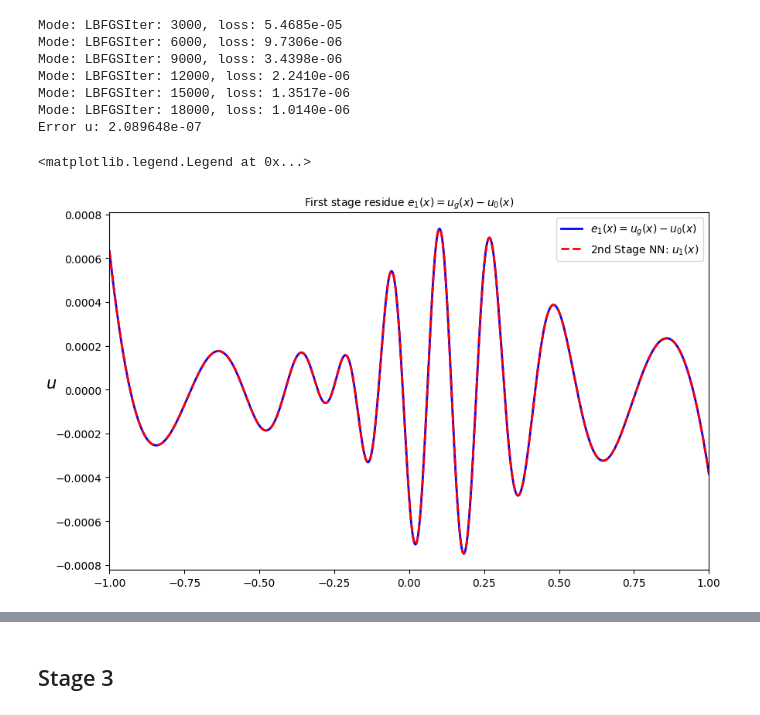
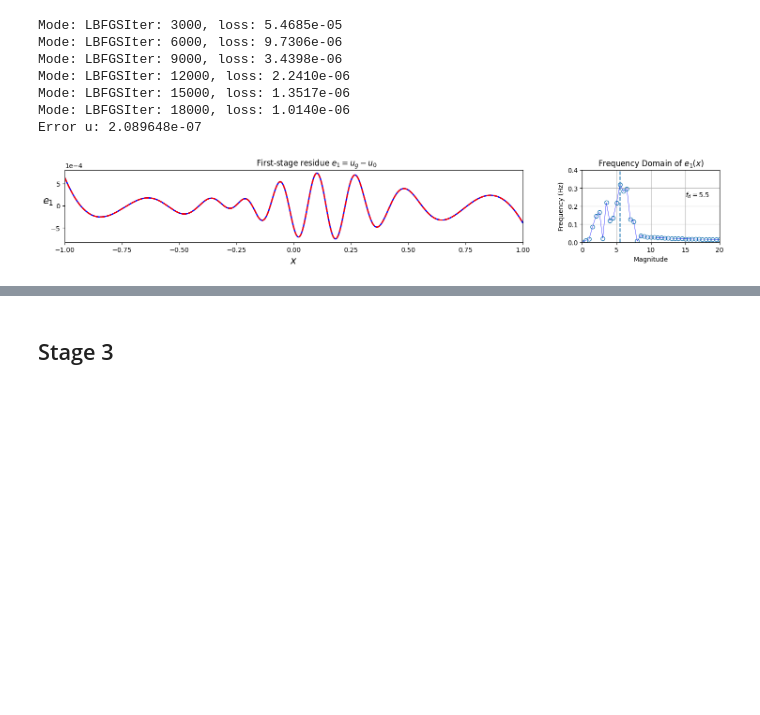
Before and after one commit to akavuturu/MultistageNN, a Jupyter notebook: Regression/MultiStageRegNN_1D.ipynb, the cells around one changed output, grey strips where cells are left out. Drawn from its saved outputs; the diff is of its cells as text; code cells hidden in the pictures; blank space fills up the shorter version.

Commit message:
started implementing reproduced PINN with multistage training

```diff
--- a/Regression/MultiStageRegNN_1D.ipynb
+++ b/Regression/MultiStageRegNN_1D.ipynb
@@ -484,16 +454,31 @@ Mode: LBFGSIter: 15000, loss: 1.3517e-06
 Mode: LBFGSIter: 18000, loss: 1.0140e-06
 Error u: 2.089648e-07
 # %%
-plt.figure(figsize=(10, 6))
-plt.plot(t_train, eg_1, 'b', linewidth = 2, label = '$e_1(x) = u_g(x) - u_0(x)$')
-plt.plot(t_eval, eps_1 * eg_1_pred, 'r--', linewidth = 2, label = '2nd Stage NN: $u_1(x)$')
-plt.ylabel('$u$', fontsize=15, rotation = 0)
-plt.title('First stage residue $e_1(x) = u_g(x) - u_0(x)$', fontsize=10)
-plt.xlim([-1.0, 1.0])
-plt.legend()
+fig = plt.figure(figsize=(18, 2), layout='constrained')
+gs = gridspec.GridSpec(1, 2, width_ratios=[5, 1.5])
+
+ax = plt.subplot(gs[0])
+ax.plot(t_train, eg_1, 'b', linewidth = 2, label = '$e_1(x) = u_g(x) - u_0(x)$')
+ax.plot(t_eval, eps_1 * eg_1_pred, 'r--', linewidth = 2, label = '2nd Stage NN: $u_1(x)$')
+ax.set_xlabel('$x$', fontsize=15, rotation=0)
+ax.set_ylabel('$e_1$', fontsize=15, rotation=0)
+ax.set_title(r'First-stage residue $e_1 = u_g - u_0$', x=0.55, y=1)
+ax.ticklabel_format(style='sci', scilimits=(0, 0))
+ax.set_xlim([-1.0, 1.0])
+
+ax = plt.subplot(gs[1])
+ax.plot(xf, np.abs(yf[:N//2]) / N, 'b', linewidth=0.5)
+ax.plot(xf, np.abs(yf[:N//2]) / N, 'o', mfc='none')
+ax.set_title("Frequency Domain of $e_1(x)$")
+ax.set_ylabel("Frequency (Hz)")
+ax.set_xlabel("Magnitude")
+ax.axvline(x=5.5, linestyle='--')
+ax.set_xlim([0, 20])
+ax.set_ylim([0, 0.4])
+ax.text(15, 0.25, r'$f_d = 5.5$', fontsize=10)
+ax.grid(True)
 # %% [output]
-<matplotlib.legend.Legend at 0x...>
-[figure, old version]
+[figure, new version]
 # %%
 # calculate the residue for the second stage
 eg_2 = x_train - model_0.predict(t_train) - eps_1 * model_1.predict(t_train)
```
Also changed, not shown: parts of 20 cells of this notebook, 4 other files.
